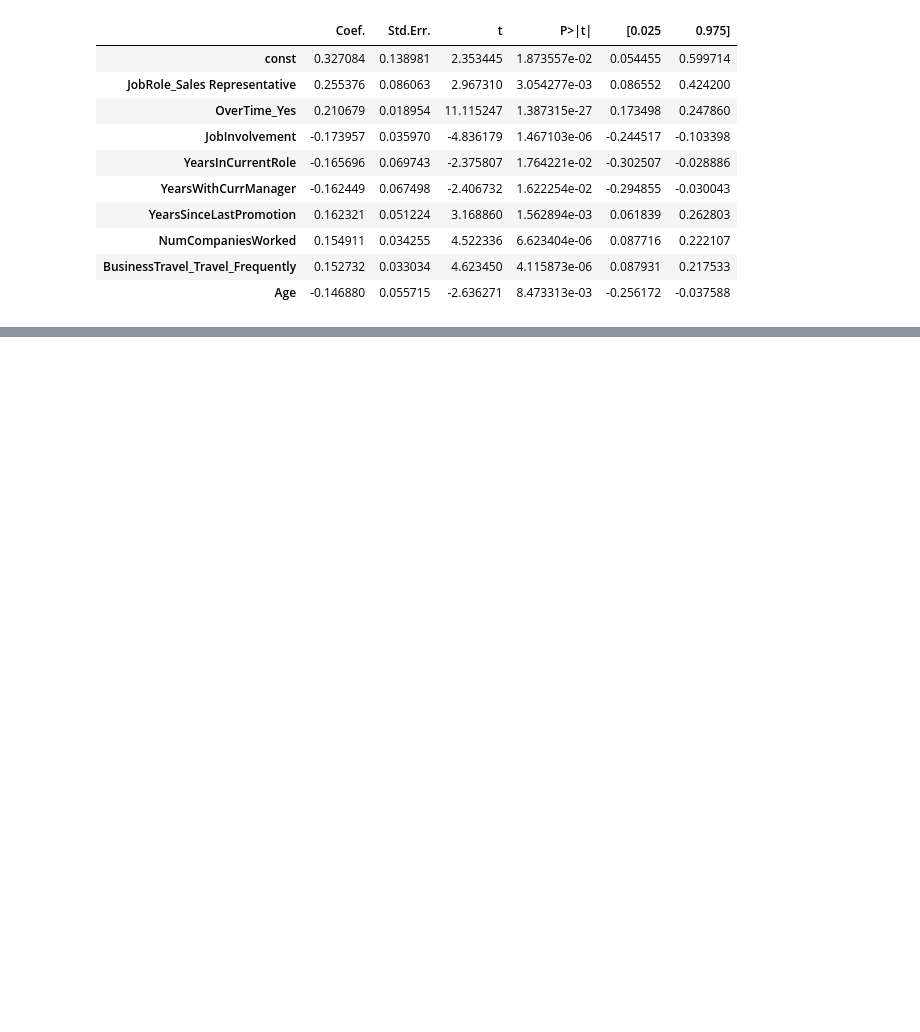
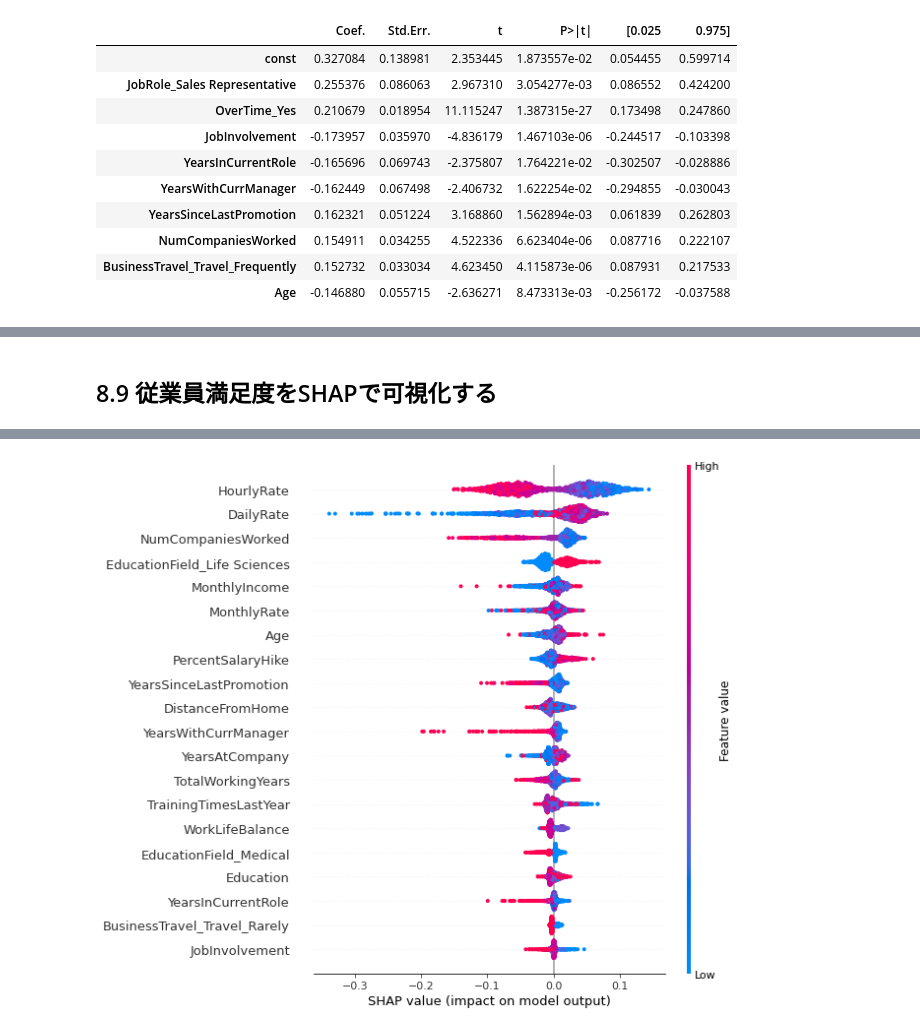
Before and after one commit to f-a24/ml-at-work, a Jupyter notebook: chapter08.ipynb, the cells around one changed output, grey strips where cells are left out. Cells and saved outputs as stored; diff of their text form; code cells hidden in the pictures; blank space fills up the shorter version.

```diff
--- a/chapter08.ipynb
+++ b/chapter08.ipynb
@@ -316,0 +408,16 @@ plt.show()
+# %% [markdown]
+## 8.9 従業員満足度をSHAPで可視化する
+# %%
+target_label = "JobSatisfaction"
+X = converted_df.drop([target_label], axis=1)
+Y = converted_df[target_label]
+rf_model = sklearn.ensemble.RandomForestRegressor(n_estimators=300, max_depth=5, n_jobs=1, random_state=42)
+rf_model.fit(X, Y)
+
+shap.initjs()
+explainer = shap.TreeExplainer(rf_model)
+shap_values = explainer.shap_values(X)
+
+plt.figure()
+shap.summary_plot(shap_values, X, show=False)
+# %% [output]
@@ -316,0 +425 @@ plt.show()
+[figure, added]
```
Also changed, not shown: parts of 24 cells of this notebook, 4 other files.
